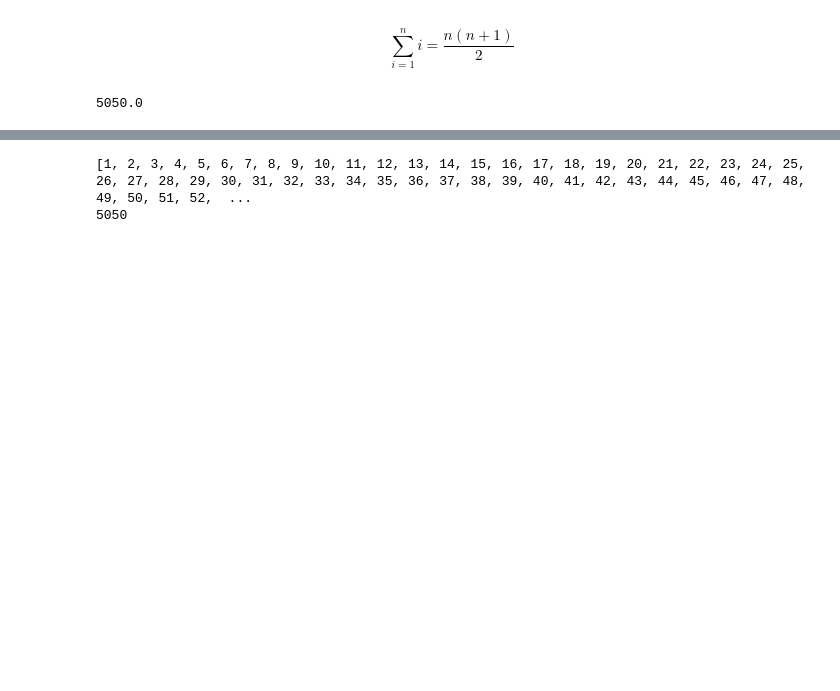
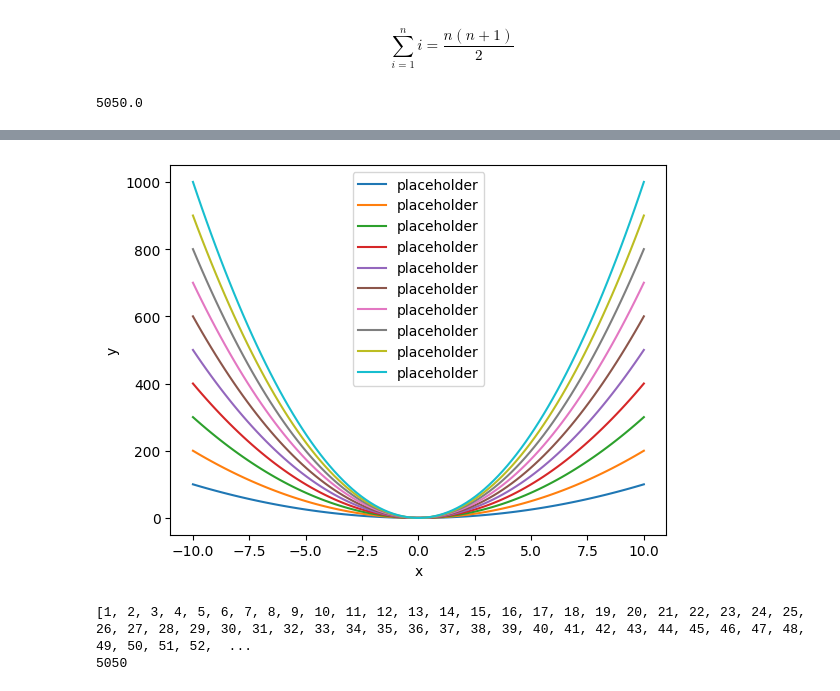
Before and after one commit to RashmiKhadka-pixel/portfolio-project, a Jupyter notebook: 2-core-python.ipynb, the cells around one changed output, grey strips where cells are left out. Drawn from its saved outputs; the diff is of its cells as text; code cells hidden in the pictures; blank space fills up the shorter version.

```diff
--- a/2-core-python.ipynb
+++ b/2-core-python.ipynb
@@ -139,3 +139,6 @@ $$\sum_{i=1}^n i = \frac{n(n+1)}{2}$$
 100*(100+1)/2
 # %% [output]
 5050.0
+# %%
+for k in range(10):
+  print(k**2+1)
@@ -142,3 +156,20 @@ $$\sum_{i=1}^n i = \frac{n(n+1)}{2}$$
+# %%
+import matplotlib.pyplot as plt
+
+#Plot x^2
+
+x = np.linspace(-10, 10, 100) #Create 100 points from x = -10 t x=10
+y = x**2
+
+for k in range(1, 11):
+  #plt.plot(x,y, label = "x^2")
+  plt.plot(x, k*y, label= "placeholder")
+  plt.legend()
+  plt.xlabel("x")
+  plt.ylabel("y")
+plt.show()
+# %% [output]
+[figure, added]
 # %%
 integer_list =[]
 
```
Also changed, not shown: parts of 7 cells of this notebook.
